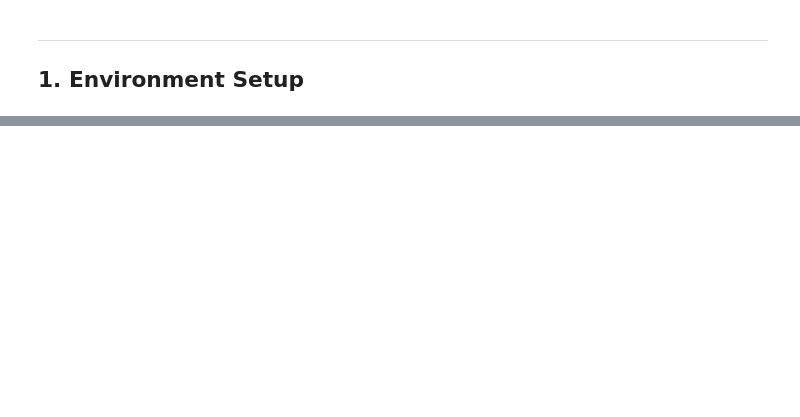
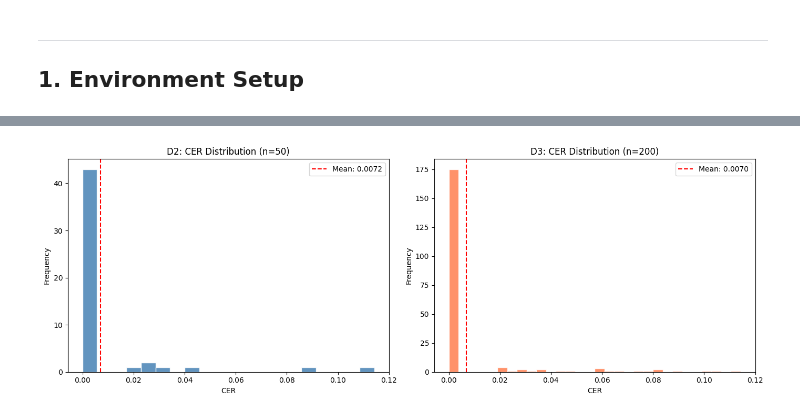
Before and after one commit to Shiva-a1/ScribeCheck, a Jupyter notebook: notebooks/train_and_evaluate.ipynb, the cells around one changed output, grey strips where cells are left out. Saved outputs shown, nothing was run; the diff lists cells and outputs as text; code cells hidden in the pictures; blank space fills up the shorter version.

```diff
--- a/notebooks/train_and_evaluate.ipynb
+++ b/notebooks/train_and_evaluate.ipynb
@@ -585,0 +164,22 @@ TrOCR fine-tuning requires CUDA (e.g., Google Colab). MPS (Apple Silicon) works
+# %%
+from src.evaluation import evaluate_ocr_batch
+
+# Evaluate both sets
+ocr_d2 = evaluate_ocr_batch(predictions_d2, references_d2)
+ocr_d3 = evaluate_ocr_batch(predictions_d3, references_d3)
+
+cer_d2 = [r['cer'] for r in ocr_d2['per_sample']]
+wer_d2 = [r['wer'] for r in ocr_d2['per_sample']]
+cer_d3 = [r['cer'] for r in ocr_d3['per_sample']]
+wer_d3 = [r['wer'] for r in ocr_d3['per_sample']]
+
+print('=' * 70)
+print('OCR EVALUATION: D2 vs D3 COMPARISON')
+print('=' * 70)
+print(f'{"Metric":<20} {"D2 (50 samples)":>18} {"D3 (200 samples)":>18}')
+print('-' * 70)
+print(f'{"Mean CER":<20} {ocr_d2["mean_cer"]:.4f} ({ocr_d2["mean_cer"]*100:.2f}%) {ocr_d3["mean_cer"]:.4f} ({ocr_d3["mean_cer"]*100:.2f}%)')
+print(f'{"Mean WER":<20} {ocr_d2["mean_wer"]:.4f} ({ocr_d2["mean_wer"]*100:.2f}%) {ocr_d3["mean_wer"]:.4f} ({ocr_d3["mean_wer"]*100:.2f}%)')
+print(f'{"Samples":<20} {NUM_TEST_D2:>18} {NUM_TEST_D3:>18}')
+print(f'{"Perfect (CER=0)":<20} {sum(1 for c in cer_d2 if c == 0):>18} {sum(1 for c in cer_d3 if c == 0):>18}')
+print(f'{"Baseline":<20} {"~4.4% CER":>18} {"~4.4% CER":>18}')
@@ -585,0 +197,19 @@ TrOCR fine-tuning requires CUDA (e.g., Google Colab). MPS (Apple Silicon) works
+# %%
+# Side-by-side CER distributions
+fig, axes = plt.subplots(1, 2, figsize=(14, 5))
+
+axes[0].hist(cer_d2, bins=20, color='steelblue', edgecolor='white', alpha=0.85)
+axes[0].axvline(np.mean(cer_d2), color='red', linestyle='--', label=f'Mean: {np.mean(cer_d2):.4f}')
+axes[0].set_xlabel('CER'); axes[0].set_ylabel('Frequency')
+axes[0].set_title(f'D2: CER Distribution (n={NUM_TEST_D2})'); axes[0].legend()
+
+axes[1].hist(cer_d3, bins=30, color='coral', edgecolor='white', alpha=0.85)
+axes[1].axvline(np.mean(cer_d3), color='red', linestyle='--', label=f'Mean: {np.mean(cer_d3):.4f}')
+axes[1].set_xlabel('CER'); axes[1].set_ylabel('Frequency')
+axes[1].set_title(f'D3: CER Distribution (n={NUM_TEST_D3})'); axes[1].legend()
+
+plt.tight_layout()
+plt.savefig(os.path.join(RESULTS_DIR, 'cer_distribution_d2_vs_d3.png'), dpi=150, bbox_inches='tight')
+plt.show()
+# %% [output]
+[figure, added]
```
Also changed, not shown: parts of 60 cells of this notebook, 15 other files.
